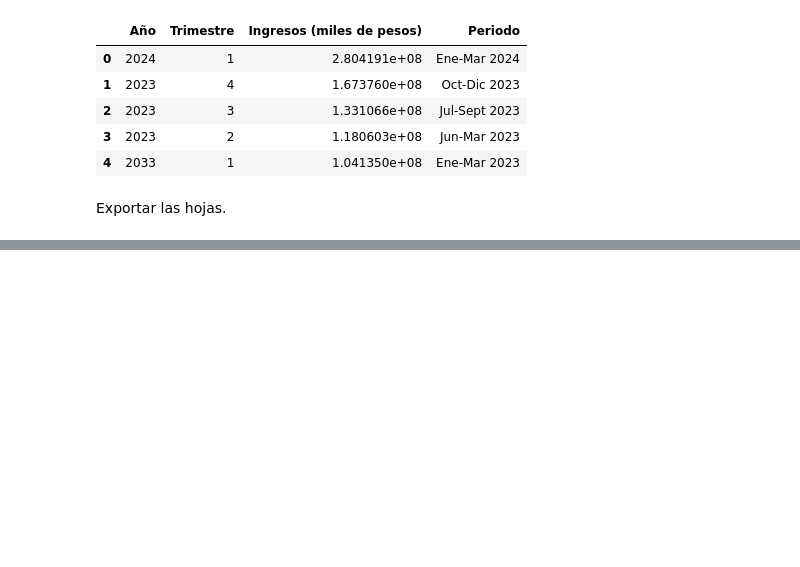
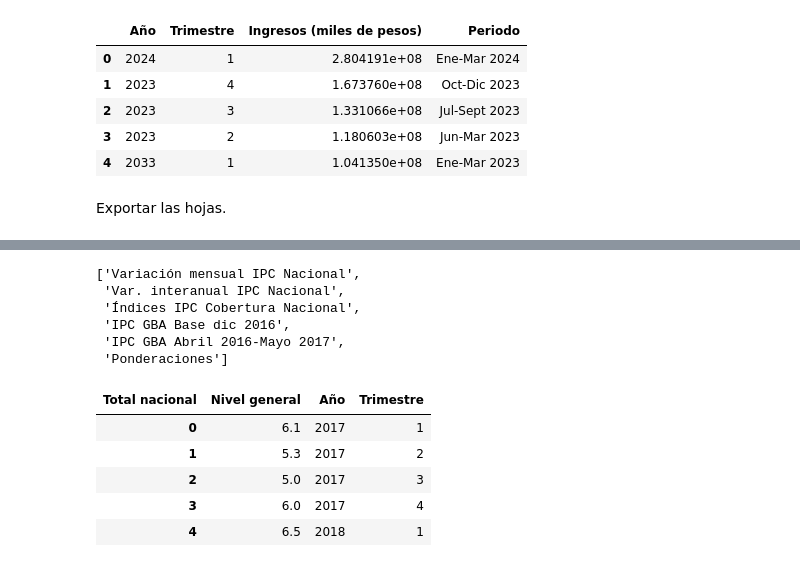
Before and after one commit to mauricioarcez/Analisis-de-Mercado-Internet-Arg, a Jupyter notebook: notebooks/etl.ipynb, the cells around one changed output, grey strips where cells are left out. Drawn from its saved outputs; the diff is of its cells as text; code cells hidden in the pictures; blank space fills up the shorter version.

```diff
--- a/notebooks/etl.ipynb
+++ b/notebooks/etl.ipynb
@@ -208,0 +220,43 @@ totales_Dial_BAf.to_csv('../data/crudo/dial_total.csv',index=False)
+# %%
+indec = pd.read_excel(r'C:\Users\mauri\OneDrive\Escritorio\Analisis-de-Mercado-Telefonicas-Arg\data\crudo\sh_ipc_09_24.xls', sheet_name=None)
+paginador_i = list(indec.keys())
+paginador_i
+# %% [output]
+['Variación mensual IPC Nacional',
+ 'Var. interanual IPC Nacional',
+ 'Índices IPC Cobertura Nacional',
+ 'IPC GBA Base dic 2016',
+ 'IPC GBA Abril 2016-Mayo 2017',
+ 'Ponderaciones']
+# %%
+ipc = indec[paginador_i[0]] # Leer la hoja
+ipc = ipc.iloc[[4, 8]] # Seleccionar solo la inflacion y mes.
+ipc.columns = ipc.iloc[0] # La primera fila como columnas.
+ipc = ipc.T # Transponer el dataframe
+ipc.columns = ipc.iloc[0] # La primera fila como columnas.
+ipc = ipc[1:] # Quitar la pprimera fila
+ipc.index.name = None
+ipc.reset_index(drop=True, inplace=True) # Restablecer el índice para que sea numérico
+ipc['Total nacional'] = ipc['Total nacional'].apply(lambda x: pd.to_datetime(x).strftime('%Y-%m') if pd.to_datetime(x, errors='coerce') is not pd.NaT else x)
+ipc['Total nacional'] = pd.to_datetime(ipc['Total nacional'], errors='coerce')
+
+
+# Tomar solo hasta Marzo. que es hasta donde llegan los ingresos.
+ipc = ipc[ipc['Total nacional'] <= '2024-03-01']
+# Calcular la inflacion trimestral
+ipc.set_index('Total nacional', inplace=True)
+ipc = ipc.resample('QE').sum()
+ipc = ipc.reset_index()
+ipc['Año'] = ipc['Total nacional'].dt.year
+ipc['Trimestre'] = ipc['Total nacional'].dt.quarter
+ipc['Nivel general'] = ipc['Nivel general'].astype(float)
+ipc = ipc.drop(columns=['Total nacional'])
+
+ipc.head()
+# %% [output]
+| Total nacional | Nivel general | Año | Trimestre |
+| 0 | 6.1 | 2017 | 1 |
+| 1 | 5.3 | 2017 | 2 |
+| 2 | 5.0 | 2017 | 3 |
+| 3 | 6.0 | 2017 | 4 |
+| 4 | 6.5 | 2018 | 1 |
```
Also changed, not shown: parts of 4 cells of this notebook, 1 other file.
